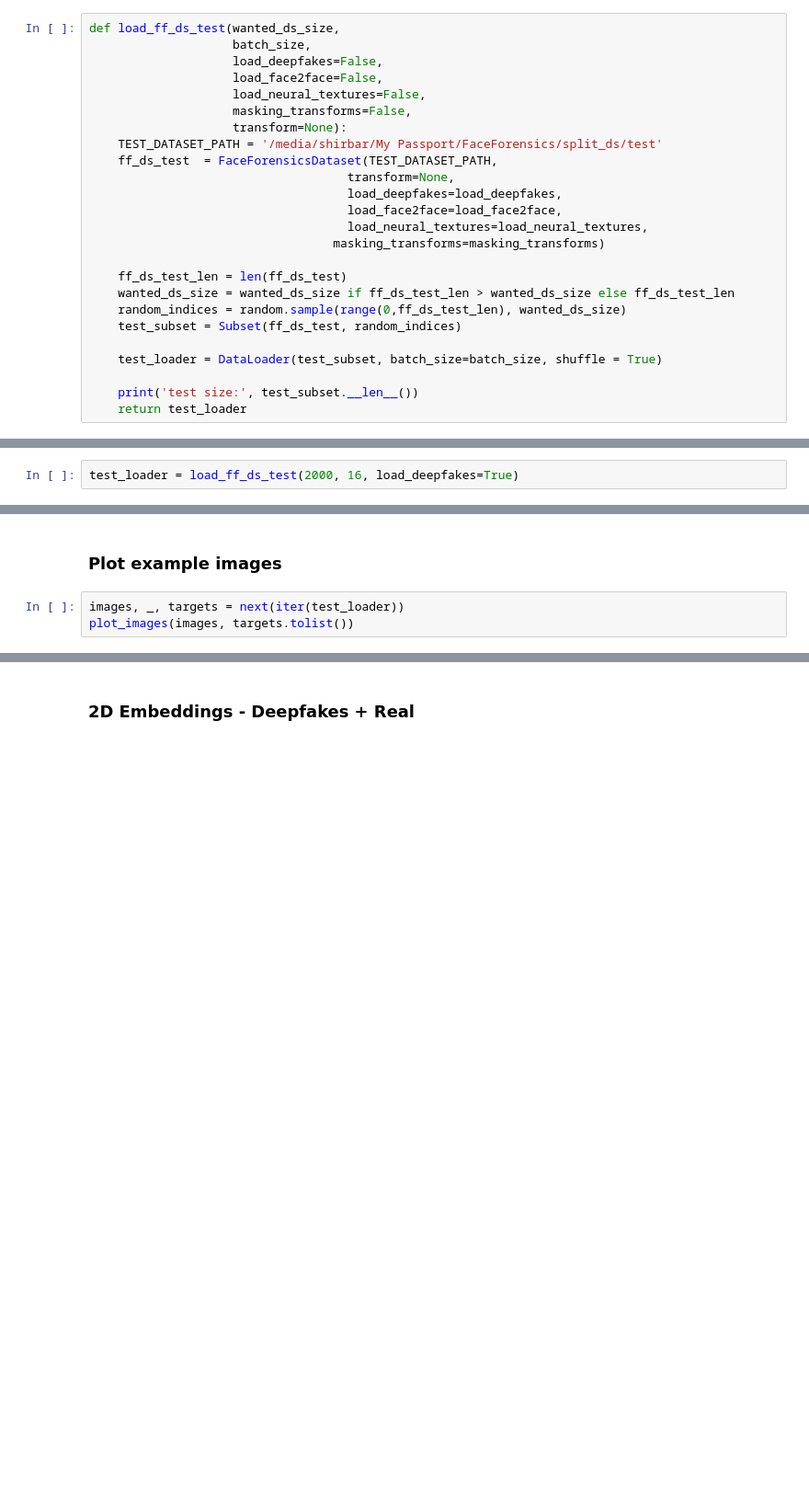
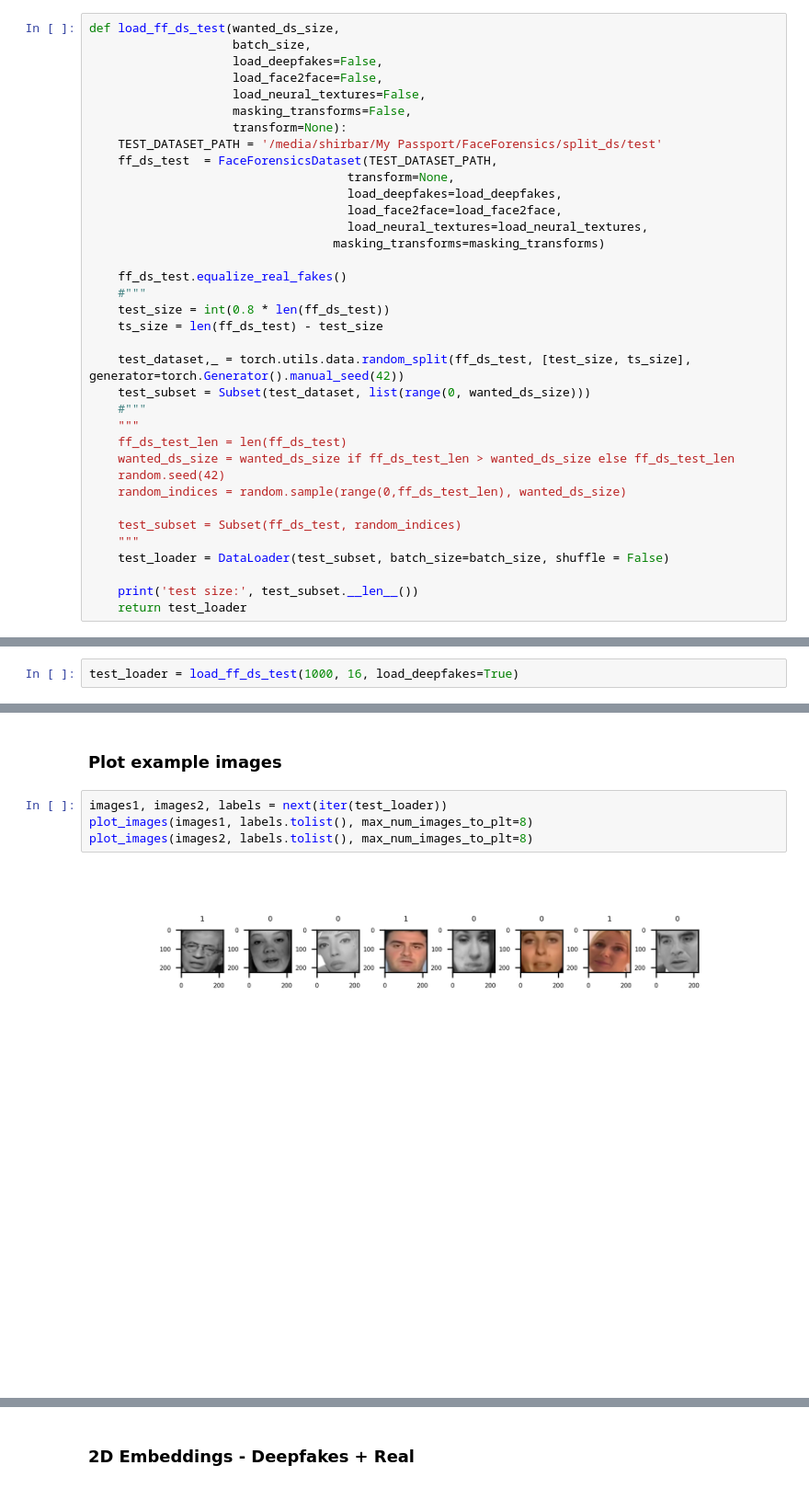
Before and after one commit to lev1ayz/DistributedDeepFakeDetection, a Jupyter notebook: Wrapper.ipynb, the cells around one changed output, grey strips where cells are left out. Shown at 92% size. Saved outputs shown, nothing was run; the diff lists cells and outputs as text; blank space fills up the shorter version.

```diff
--- a/Wrapper.ipynb
+++ b/Wrapper.ipynb
@@ -149,19 +184,30 @@ def load_ff_ds_test(wanted_ds_size,
                                     load_neural_textures=load_neural_textures,
                                   masking_transforms=masking_transforms)
 
+    ff_ds_test.equalize_real_fakes()
+    #"""
+    test_size = int(0.8 * len(ff_ds_test))
+    ts_size = len(ff_ds_test) - test_size
+
+    test_dataset,_ = torch.utils.data.random_split(ff_ds_test, [test_size, ts_size], generator=torch.Generator().manual_seed(42))
+    test_subset = Subset(test_dataset, list(range(0, wanted_ds_size)))
+    #"""
+    """
     ff_ds_test_len = len(ff_ds_test)
     wanted_ds_size = wanted_ds_size if ff_ds_test_len > wanted_ds_size else ff_ds_test_len
+    random.seed(42)
     random_indices = random.sample(range(0,ff_ds_test_len), wanted_ds_size)
+
     test_subset = Subset(ff_ds_test, random_indices)
-
-    test_loader = DataLoader(test_subset, batch_size=batch_size, shuffle = True)
+    """
+    test_loader = DataLoader(test_subset, batch_size=batch_size, shuffle = False)
 
     print('test size:', test_subset.__len__())
     return test_loader
 # %% [markdown]
 ## Deepfakes
 # %%
-test_loader = load_ff_ds_test(2000, 16, load_deepfakes=True)
+test_loader = load_ff_ds_test(1000, 16, load_deepfakes=True)
 # %% [output]
 loading real images...
 real images loaded!
@@ -181,5 +233,8 @@ embeds, targets = get_embeddings(model, test_loader, device)
 # %% [markdown]
 ### Plot example images
 # %%
-images, _, targets = next(iter(test_loader))
-plot_images(images, targets.tolist())
+images1, images2, labels = next(iter(test_loader))
+plot_images(images1, labels.tolist(), max_num_images_to_plt=8)
+plot_images(images2, labels.tolist(), max_num_images_to_plt=8)
+# %% [output]
+[figure, added]
```
Also changed, not shown: parts of 24 cells of this notebook.
